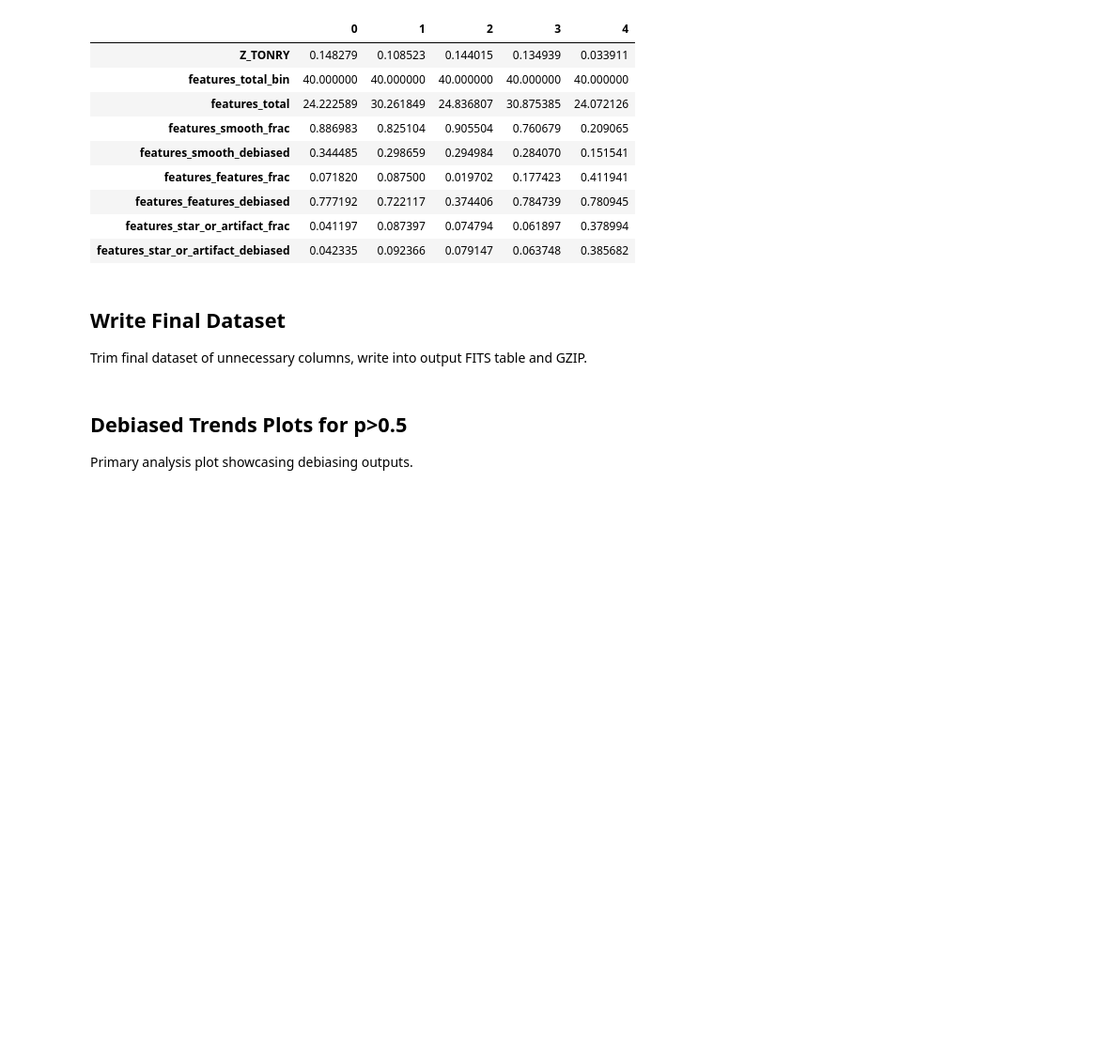
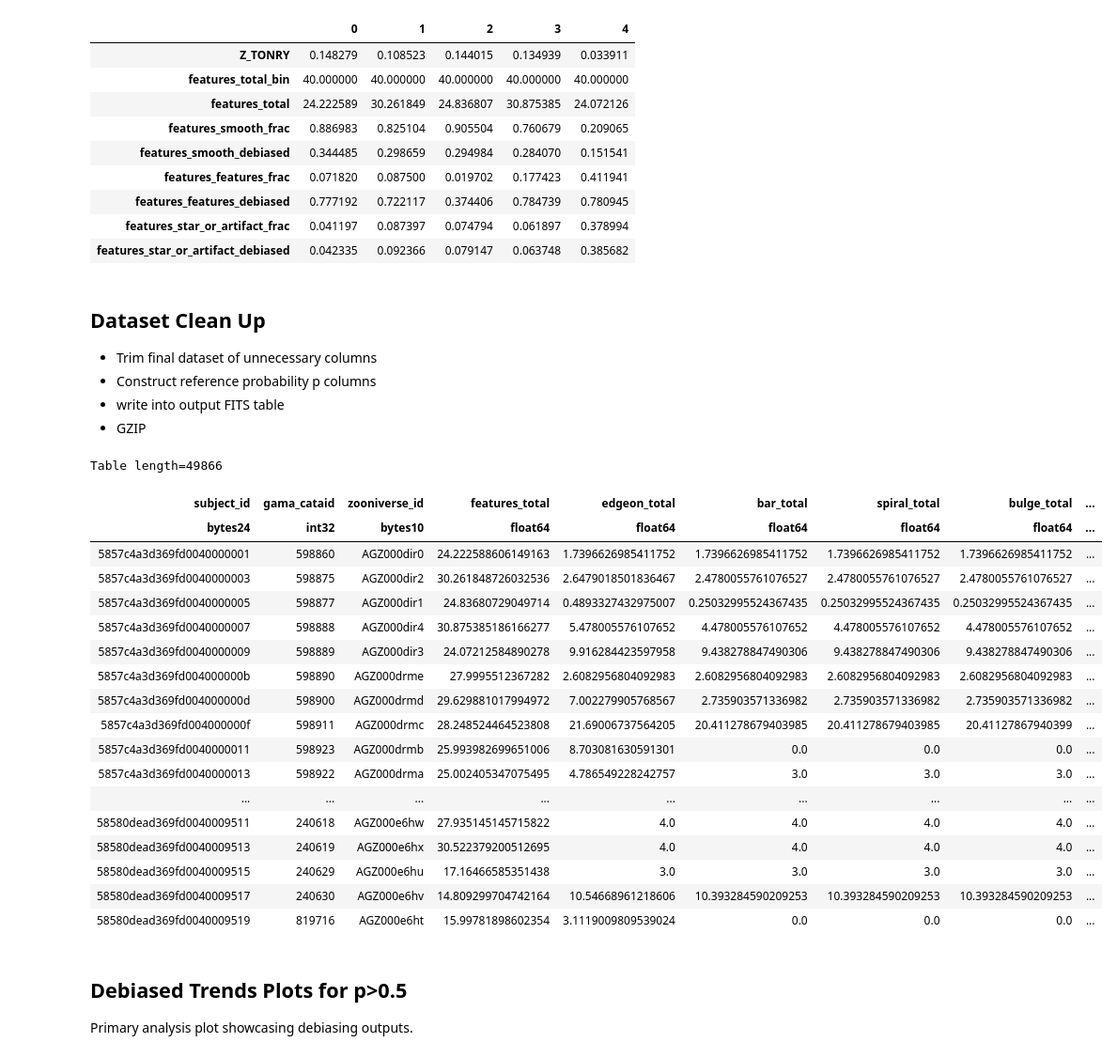
Before and after one commit to leeskelvin/gamakidsgz, a Jupyter notebook: outputs/debiasing/debiasing.ipynb, the cells around one changed output. Shown at 94% size. Saved outputs shown, nothing was run; the diff lists cells and outputs as text; code cells hidden in the pictures; blank space fills up the shorter version.

```diff
--- a/outputs/debiasing/debiasing.ipynb
+++ b/outputs/debiasing/debiasing.ipynb
@@ -1521,9 +1523,12 @@ display(data_deb[z_column,
 | features_star_or_artifact_frac | 0.041197 | 0.087397 | 0.074794 | 0.061897 | 0.378994 |
 | features_star_or_artifact_debiased | 0.042335 | 0.092366 | 0.079147 | 0.063748 | 0.385682 |
 # %% [markdown]
-## Write Final Dataset
+## Dataset Clean Up
 
-Trim final dataset of unnecessary columns, write into output FITS table and GZIP.
+ * Trim final dataset of unnecessary columns
+ * Construct reference probability p columns
+ * write into output FITS table
+ * GZIP
 # %%
 # remove duplicated and unnecessary columns in final catalogue
 data_deb_trim = data_deb.copy()
@@ -1532,6 +1537,28 @@ bad_names = (bin_names +
              [Mr_column, R50_column, z_column] +
              [logR50_column])
 data_deb_trim.remove_columns(bad_names)
+# %%
+data_deb_trim
+# %% [output]
+Table length=49866
+| subject_id | gama_cataid | zooniverse_id | features_total | edgeon_total | bar_total | spiral_total | bulge_total | ... |
+| bytes24 | int32 | bytes10 | float64 | float64 | float64 | float64 | float64 | ... |
+| 5857c4a3d369fd0040000001 | 598860 | AGZ000dir0 | 24.222588606149163 | 1.7396626985411752 | 1.7396626985411752 | 1.7396626985411752 | 1.7396626985411752 | ... |
+| 5857c4a3d369fd0040000003 | 598875 | AGZ000dir2 | 30.261848726032536 | 2.6479018501836467 | 2.4780055761076527 | 2.4780055761076527 | 2.4780055761076527 | ... |
+| 5857c4a3d369fd0040000005 | 598877 | AGZ000dir1 | 24.83680729049714 | 0.4893327432975007 | 0.25032995524367435 | 0.25032995524367435 | 0.25032995524367435 | ... |
+| 5857c4a3d369fd0040000007 | 598888 | AGZ000dir4 | 30.875385186166277 | 5.478005576107652 | 4.478005576107652 | 4.478005576107652 | 4.478005576107652 | ... |
+| 5857c4a3d369fd0040000009 | 598889 | AGZ000dir3 | 24.07212584890278 | 9.916284423597958 | 9.438278847490306 | 9.438278847490306 | 9.438278847490306 | ... |
+| 5857c4a3d369fd004000000b | 598890 | AGZ000drme | 27.9995512367282 | 2.6082956804092983 | 2.6082956804092983 | 2.6082956804092983 | 2.6082956804092983 | ... |
+| 5857c4a3d369fd004000000d | 598900 | AGZ000drmd | 29.629881017994972 | 7.002279905768567 | 2.735903571336982 | 2.735903571336982 | 2.735903571336982 | ... |
+| 5857c4a3d369fd004000000f | 598911 | AGZ000drmc | 28.248524464523808 | 21.69006737564205 | 20.411278679403985 | 20.411278679403985 | 20.41127867940399 | ... |
+| 5857c4a3d369fd0040000011 | 598923 | AGZ000drmb | 25.993982699651006 | 8.703081630591301 | 0.0 | 0.0 | 0.0 | ... |
+| 5857c4a3d369fd0040000013 | 598922 | AGZ000drma | 25.002405347075495 | 4.786549228242757 | 3.0 | 3.0 | 3.0 | ... |
+| ... | ... | ... | ... | ... | ... | ... | ... | ... |
+| 58580dead369fd0040009511 | 240618 | AGZ000e6hw | 27.935145145715822 | 4.0 | 4.0 | 4.0 | 4.0 | ... |
+| 58580dead369fd0040009513 | 240619 | AGZ000e6hx | 30.522379200512695 | 4.0 | 4.0 | 4.0 | 4.0 | ... |
+| 58580dead369fd0040009515 | 240629 | AGZ000e6hu | 17.16466585351438 | 3.0 | 3.0 | 3.0 | 3.0 | ... |
+| 58580dead369fd0040009517 | 240630 | AGZ000e6hv | 14.809299704742164 | 10.54668961218606 | 10.393284590209253 | 10.393284590209253 | 10.393284590209253 | ... |
+| 58580dead369fd0040009519 | 819716 | AGZ000e6ht | 15.99781898602354 | 3.1119009809539024 | 0.0 | 0.0 | 0.0 | ... |
 # %%
 # write output catalogue and gzip
 gkgzdebiasedgz = gkgzdebiased + '.gz'
```
Also changed, not shown: parts of 4 cells of this notebook, 3 other files.
